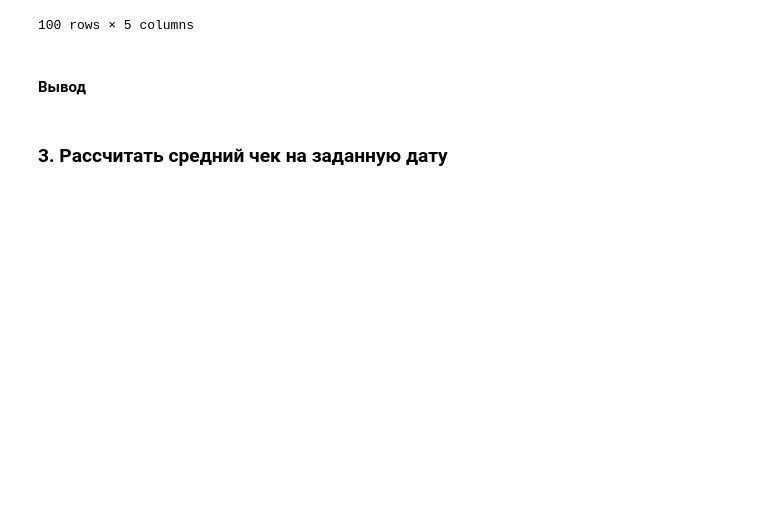
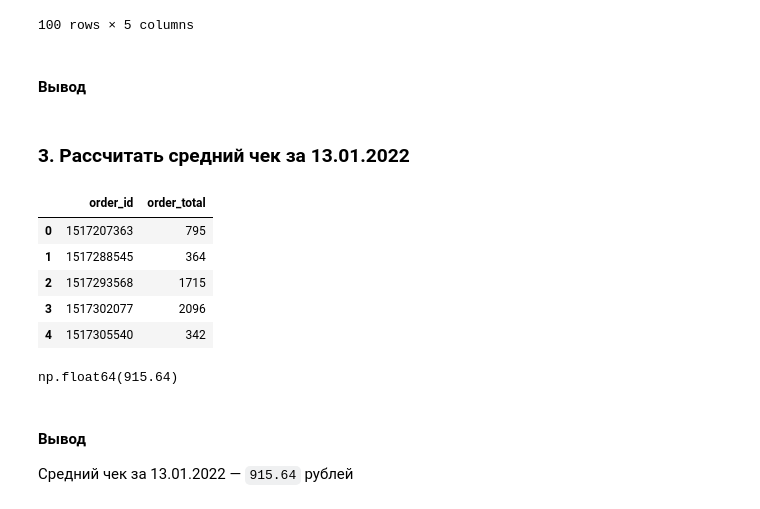
Before and after one commit to artkriukov/portfolio, a Jupyter notebook: grocery-category-analytics/grocery-category-analytics.ipynb, the cells around one changed output. Drawn from its saved outputs; the diff is of its cells as text; code cells hidden in the pictures; blank space fills up the shorter version.

Commit message:
[grocery-category-analytics] calculated the mean price

```diff
--- a/grocery-category-analytics/grocery-category-analytics.ipynb
+++ b/grocery-category-analytics/grocery-category-analytics.ipynb
@@ -296,4 +296,27 @@ subcategory_sales_df
 # %% [markdown]
 #### Вывод
 # %% [markdown]
-### 3. Рассчитать средний чек на заданную дату
+### 3. Рассчитать средний чек за 13.01.2022
+# %%
+revenue_by_order_df = orders.copy()
+revenue_by_order_df['line_revenue'] = revenue_by_order_df['quantity'] * revenue_by_order_df['price']
+# %%
+order_totals_df = revenue_by_order_df.groupby('order_id', as_index=False) \
+                      .agg(order_total=('line_revenue', 'sum'))
+
+order_totals_df.head()
+# %% [output]
+|  | order_id | order_total |
+| 0 | 1517207363 | 795 |
+| 1 | 1517288545 | 364 |
+| 2 | 1517293568 | 1715 |
+| 3 | 1517302077 | 2096 |
+| 4 | 1517305540 | 342 |
+# %%
+average_check = order_totals_df['order_total'].mean().round(2)
+average_check
+# %% [output]
+np.float64(915.64)
+# %% [markdown]
+#### Вывод
+Средний чек за 13.01.2022 — `915.64` рублей
```
Also changed, not shown: parts of 2 cells of this notebook.
